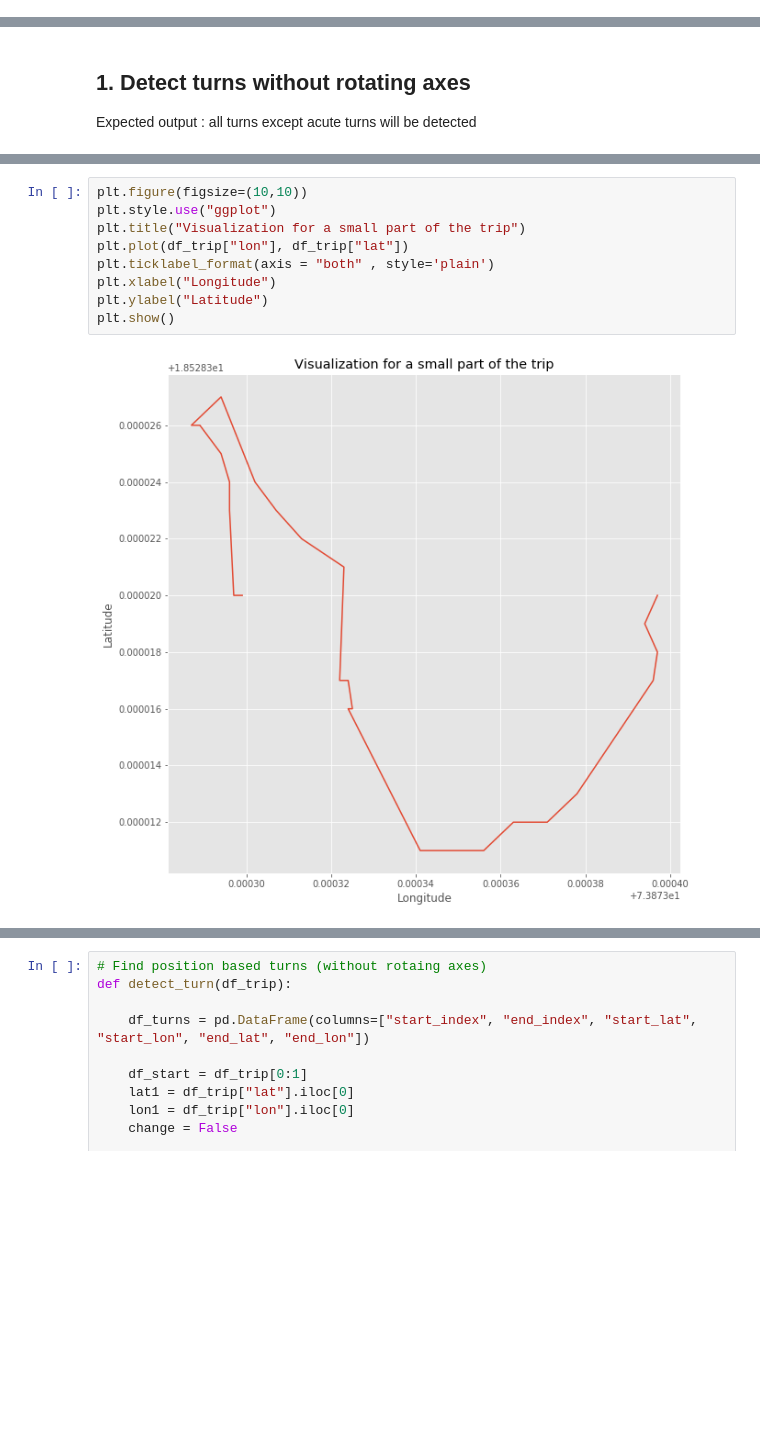
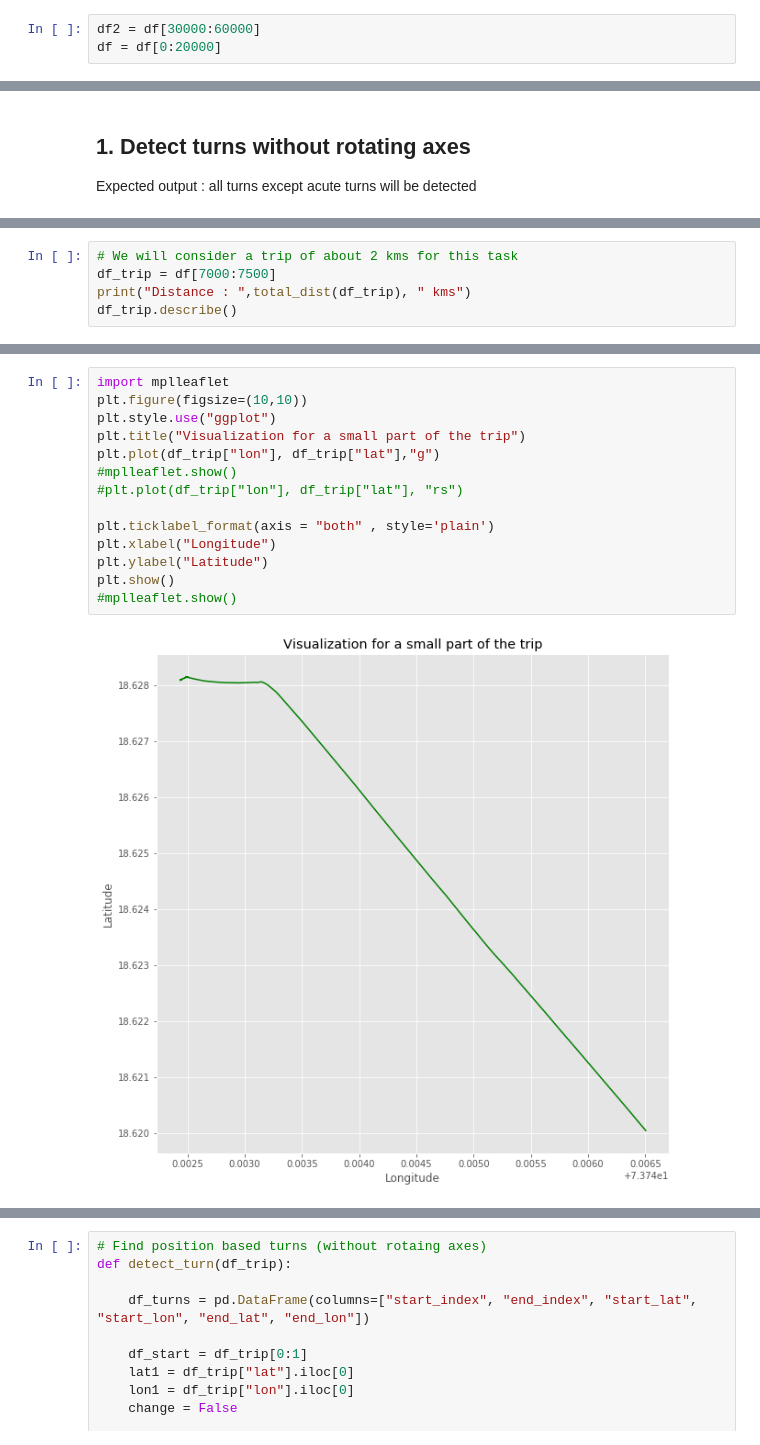
Before and after one commit to anish2197/data-analystics, a Jupyter notebook: Day 6 and 7.ipynb, the cells around one changed output, grey strips where cells are left out. Saved outputs shown, nothing was run; the diff lists cells and outputs as text; blank space fills up the shorter version.

```diff
--- a/Day 6.ipynb
+++ b/Day 6 and 7.ipynb
@@ -58,0 +173,3 @@ print(df["heading"].unique())
+# %%
+df2 = df[30000:60000]
+df = df[0:20000]
@@ -64,0 +185,5 @@ df_trip = df[100:250]
+# %%
+# We will consider a trip of about 2 kms for this task
+df_trip = df[7000:7500]
+print("Distance : ",total_dist(df_trip), " kms")
+df_trip.describe()
@@ -65,12 +201,17 @@ df_trip = df[100:250]
 # %%
+import mplleaflet
 plt.figure(figsize=(10,10))
 plt.style.use("ggplot")
 plt.title("Visualization for a small part of the trip")
-plt.plot(df_trip["lon"], df_trip["lat"])
+plt.plot(df_trip["lon"], df_trip["lat"],"g")
+#mplleaflet.show()
+#plt.plot(df_trip["lon"], df_trip["lat"], "rs")
+
 plt.ticklabel_format(axis = "both" , style='plain')
 plt.xlabel("Longitude")
 plt.ylabel("Latitude")
 plt.show()
+#mplleaflet.show()
 # %% [output]
-[figure, old version]
+[figure, new version]
 # %%
```
Also changed, not shown: parts of 31 cells of this notebook, 1 other file.
